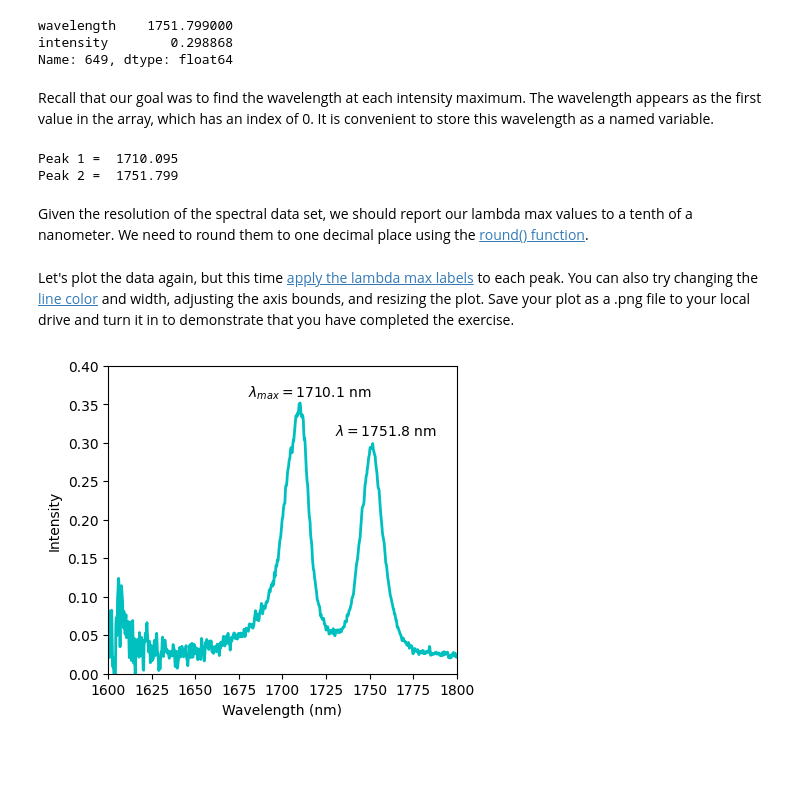
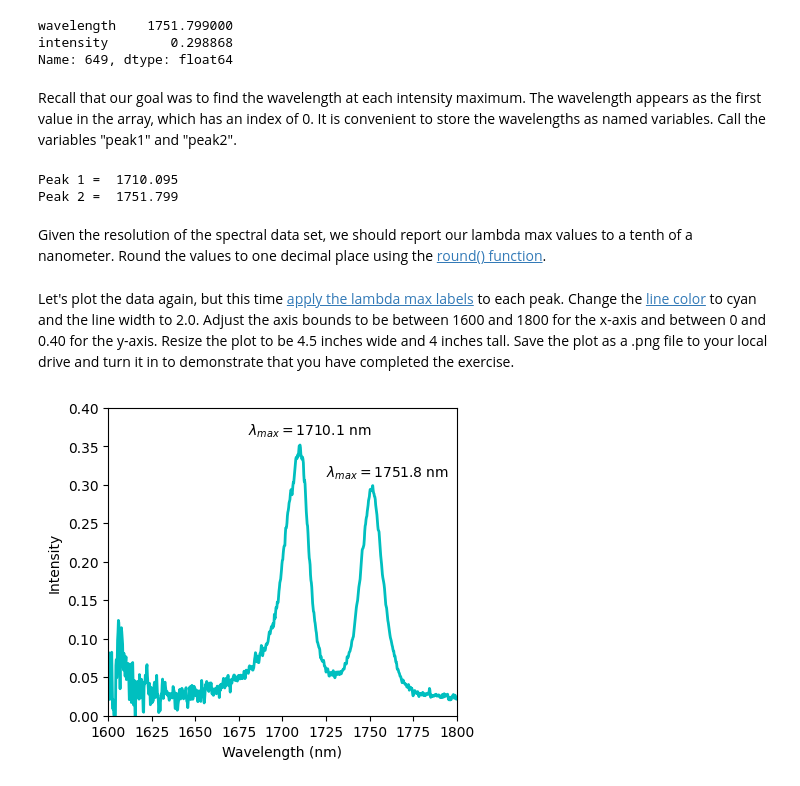
Before and after one commit to wphall/CO2-Equilibrium, a Jupyter notebook: Python_Introductory_Activity_KEY.ipynb, the cells around one changed output. Drawn from its saved outputs; the diff is of its cells as text; code cells hidden in the pictures; blank space fills up the shorter version.

Commit message:
Fixed the lambda max label on the plot.

```diff
--- a/Python_Introductory_Activity_KEY.ipynb
+++ b/Python_Introductory_Activity_KEY.ipynb
@@ -98,7 +98,7 @@ wavelength    1751.799000
 intensity        0.298868
 Name: 649, dtype: float64
 # %% [markdown]
-Recall that our goal was to find the wavelength at each intensity maximum. The wavelength appears as the first value in the array, which has an index of 0. It is convenient to store this wavelength as a named variable.
+Recall that our goal was to find the wavelength at each intensity maximum. The wavelength appears as the first value in the array, which has an index of 0. It is convenient to store the wavelengths as named variables. Call the variables "peak1" and "peak2".
 # %%
 peak1 = dfSpectrum.iloc[peak1_index,0]
 peak2 = dfSpectrum.iloc[peak2_index,0]
@@ -109,20 +109,20 @@ print("Peak 2 = ", peak2)
 Peak 1 =  1710.095
 Peak 2 =  1751.799
 # %% [markdown]
-Given the resolution of the spectral data set, we should report our lambda max values to a tenth of a nanometer. We need to round them to one decimal place using the [round() function](https://www.w3schools.com/python/ref_func_round.asp).
+Given the resolution of the spectral data set, we should report our lambda max values to a tenth of a nanometer. Round the values to one decimal place using the [round() function](https://www.w3schools.com/python/ref_func_round.asp).
 # %%
 roundpeak1 = round(peak1,1)
 roundpeak2 = round(peak2,1)
 # %% [markdown]
-Let's plot the data again, but this time [apply the lambda max labels](https://www.geeksforgeeks.org/add-text-inside-the-plot-in-matplotlib/) to each peak. You can also try changing the [line color](https://matplotlib.org/stable/gallery/color/named_colors.html) and width, adjusting the axis bounds, and resizing the plot. Save your plot as a .png file to your local drive and turn it in to demonstrate that you have completed the exercise.
+Let's plot the data again, but this time [apply the lambda max labels](https://www.geeksforgeeks.org/add-text-inside-the-plot-in-matplotlib/) to each peak. Change the [line color](https://matplotlib.org/stable/gallery/color/named_colors.html) to cyan and the line width to 2.0. Adjust the axis bounds to be between 1600 and 1800 for the x-axis and between 0 and 0.40 for the y-axis. Resize the plot to be 4.5 inches wide and 4 inches tall. Save the plot as a .png file to your local drive and turn it in to demonstrate that you have completed the exercise.
 # %%
 fig = plt.figure(figsize=(4.5,4))
 plt.plot(dfSpectrum['wavelength'],dfSpectrum['intensity'], color='c', linewidth=2.0)
 plt.axis([1600, 1800, 0, 0.4])
 plt.xlabel("Wavelength (nm)")
 plt.ylabel("Intensity")
-plt.text(1680, .36, r'$\lambda_{max}=$' f'{roundpeak1} nm')
-plt.text(1730, .31, r'$\lambda=$' f'{roundpeak2} nm')
+plt.text(1680, .365, r'$\lambda_{max}=$' f'{roundpeak1} nm')
+plt.text(1725, .31, r'$\lambda_{max}=$' f'{roundpeak2} nm')
 fig.savefig('Spectral Data Plot.png')
 # %% [output]
-[figure, old version]
+[figure, new version]
```
